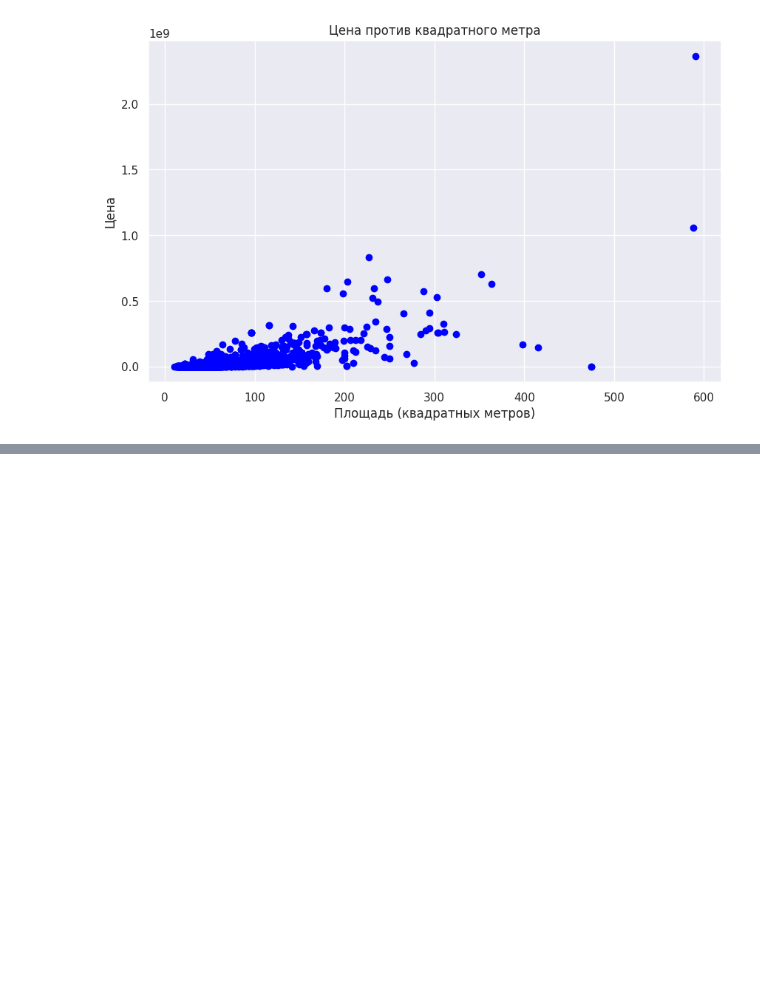
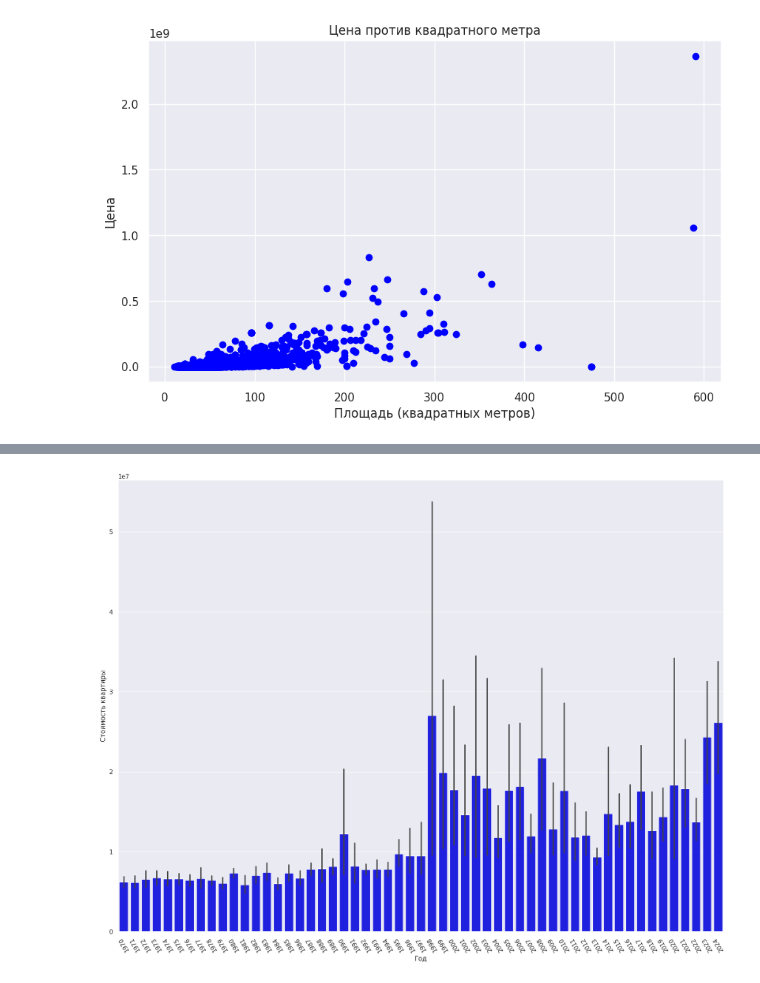
Before and after one commit to EBUSYGIN/ML-1, a Jupyter notebook: ML_1.ipynb, the cells around one changed output, grey strips where cells are left out. Cells and saved outputs as stored; diff of their text form; code cells hidden in the pictures; blank space fills up the shorter version.

```diff
--- a/ML_1.ipynb
+++ b/ML_1.ipynb
@@ -528,0 +574,4 @@ dtype: float64
+# %%
+#Убираем все до 1970 и после 2023 тк некоторые после 2024 еще не перешли в сдачу
+df = df[(df['year_of_construction'] >= 1970) & (df['year_of_construction'] <= 2024)]
+df
@@ -528,0 +592,12 @@ dtype: float64
+# %%
+#Посмотрим влияние года на цену
+sns.set(style="darkgrid")
+plt.figure(figsize=(20, 15))
+sns.barplot(x = 'year_of_construction', y ='price', data=df, color = 'blue')
+plt.xlabel('Год')
+plt.ylabel('Стоимость квартиры')
+plt.xticks(rotation=120)
+
+plt.show()
+# %% [output]
+[figure, added]
```
Also changed, not shown: parts of 27 cells of this notebook.
